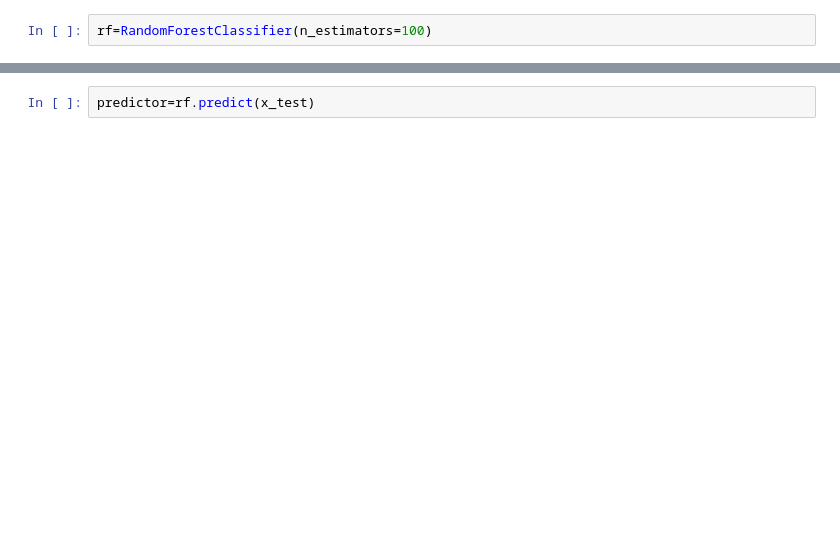
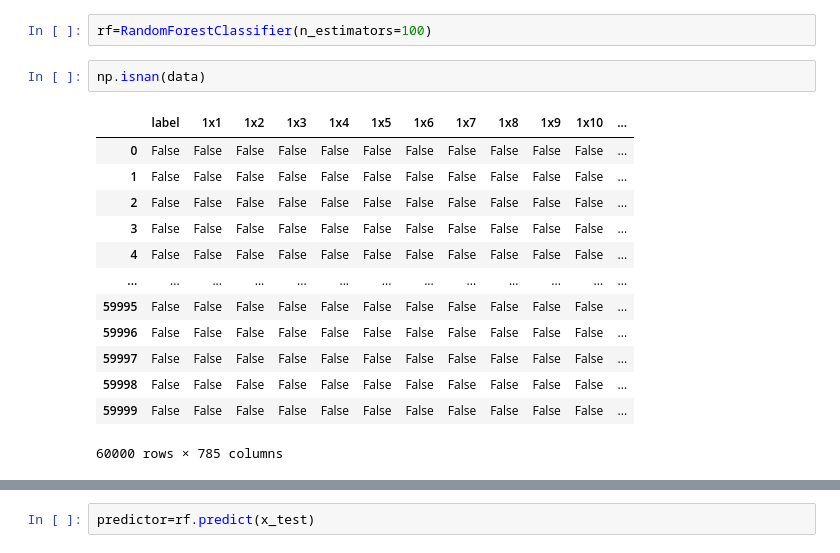
Before and after one commit to anirudhsuresh522001/Artificial-Intellegence, a Jupyter notebook: Image_Classifier.ipynb, the cells around one changed output, grey strips where cells are left out. Drawn from its saved outputs; the diff is of its cells as text; blank space fills up the shorter version.

```diff
--- a/Image_Classifier.ipynb
+++ b/Image_Classifier.ipynb
@@ -78,2 +94,18 @@ Name: label, dtype: int64
 # %%
 rf=RandomForestClassifier(n_estimators=100)
+# %%
+np.isnan(data)
+# %% [output]
+|  | label | 1x1 | 1x2 | 1x3 | 1x4 | 1x5 | 1x6 | 1x7 | 1x8 | 1x9 | 1x10 | ... |
+| 0 | False | False | False | False | False | False | False | False | False | False | False | ... |
+| 1 | False | False | False | False | False | False | False | False | False | False | False | ... |
+| 2 | False | False | False | False | False | False | False | False | False | False | False | ... |
+| 3 | False | False | False | False | False | False | False | False | False | False | False | ... |
+| 4 | False | False | False | False | False | False | False | False | False | False | False | ... |
+| ... | ... | ... | ... | ... | ... | ... | ... | ... | ... | ... | ... | ... |
+| 59995 | False | False | False | False | False | False | False | False | False | False | False | ... |
+| 59996 | False | False | False | False | False | False | False | False | False | False | False | ... |
+| 59997 | False | False | False | False | False | False | False | False | False | False | False | ... |
+| 59998 | False | False | False | False | False | False | False | False | False | False | False | ... |
+| 59999 | False | False | False | False | False | False | False | False | False | False | False | ... |
+60000 rows × 785 columns
```
Also changed, not shown: parts of 11 cells of this notebook.
